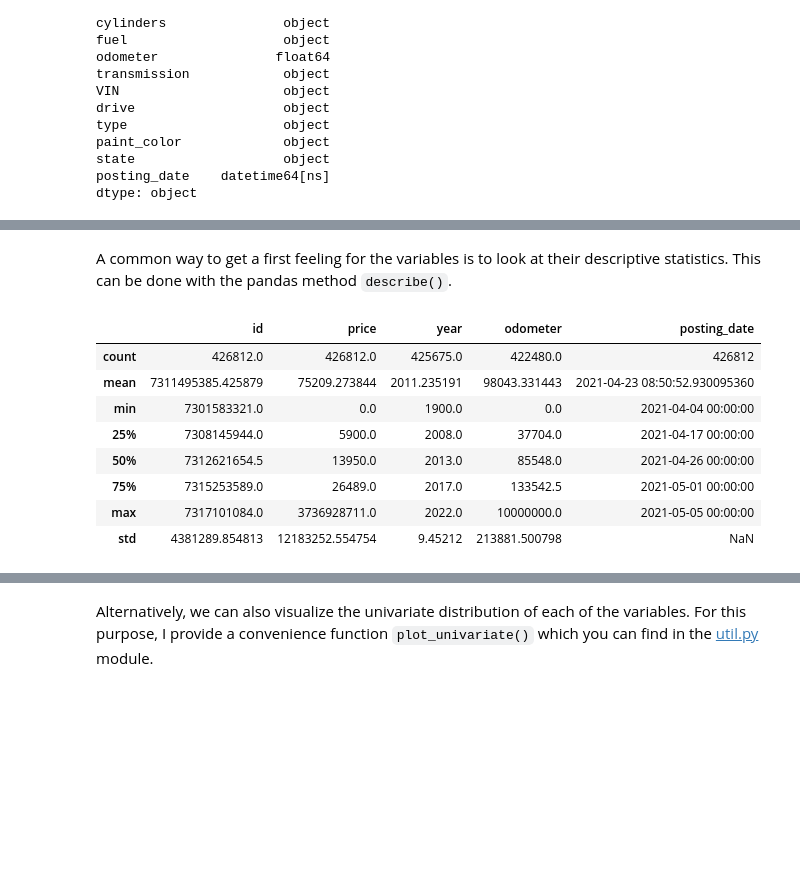
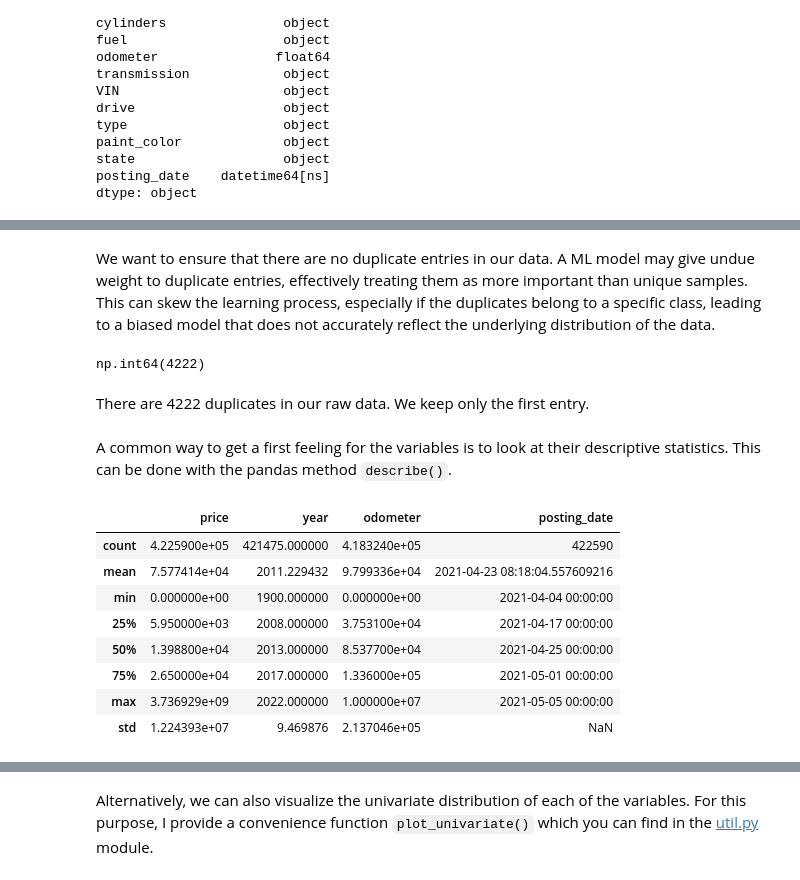
Before and after one commit to julienOlivier3/risk-analytics, a Jupyter notebook: day1_ml.ipynb, the cells around one changed output, grey strips where cells are left out. Drawn from its saved outputs; the diff is of its cells as text; code cells hidden in the pictures; blank space fills up the shorter version.

Commit message:
ML modelling decision tree

```diff
--- a/day1_ml.ipynb
+++ b/day1_ml.ipynb
@@ -153,2 +155,0 @@ Integer and Float data types seem to be correct. However, pandas has read string
-# %%
-df_uc = df_uc.convert_dtypes(convert_string=True)
@@ -176,15 +156,25 @@ dtype: object
+# %% [markdown]
+We want to ensure that there are no duplicate entries in our data. A ML model may give undue weight to duplicate entries, effectively treating them as more important than unique samples. This can skew the learning process, especially if the duplicates belong to a specific class, leading to a biased model that does not accurately reflect the underlying distribution of the data.
+# %%
+df_uc.drop(columns=['id']).duplicated().sum()
+# %% [output]
+np.int64(4222)
+# %% [markdown]
+There are 4222 duplicates in our raw data. We keep only the first entry.
+# %%
+df_uc = df_uc.drop(columns=['id']).drop_duplicates(keep='first')
 # %% [markdown]
 A common way to get a first feeling for the variables is to look at their descriptive statistics. This can be done with the pandas method `describe()`.
 # %%
-df_uc.describe(exclude=['string[python]']) # integers, floats and datetime
+df_uc.describe(exclude=['object']) # integers, floats and datetime
 # %% [output]
-|  | id | price | year | odometer | posting_date |
-| count | 426812.0 | 426812.0 | 425675.0 | 422480.0 | 426812 |
-| mean | 7311495385.425879 | 75209.273844 | 2011.235191 | 98043.331443 | 2021-04-23 08:50:52.930095360 |
-| min | 7301583321.0 | 0.0 | 1900.0 | 0.0 | 2021-04-04 00:00:00 |
-| 25% | 7308145944.0 | 5900.0 | 2008.0 | 37704.0 | 2021-04-17 00:00:00 |
-| 50% | 7312621654.5 | 13950.0 | 2013.0 | 85548.0 | 2021-04-26 00:00:00 |
-| 75% | 7315253589.0 | 26489.0 | 2017.0 | 133542.5 | 2021-05-01 00:00:00 |
-| max | 7317101084.0 | 3736928711.0 | 2022.0 | 10000000.0 | 2021-05-05 00:00:00 |
-| std | 4381289.854813 | 12183252.554754 | 9.45212 | 213881.500798 | NaN |
+|  | price | year | odometer | posting_date |
+| count | 4.225900e+05 | 421475.000000 | 4.183240e+05 | 422590 |
+| mean | 7.577414e+04 | 2011.229432 | 9.799336e+04 | 2021-04-23 08:18:04.557609216 |
+| min | 0.000000e+00 | 1900.000000 | 0.000000e+00 | 2021-04-04 00:00:00 |
+| 25% | 5.950000e+03 | 2008.000000 | 3.753100e+04 | 2021-04-17 00:00:00 |
+| 50% | 1.398800e+04 | 2013.000000 | 8.537700e+04 | 2021-04-25 00:00:00 |
+| 75% | 2.650000e+04 | 2017.000000 | 1.336000e+05 | 2021-05-01 00:00:00 |
+| max | 3.736929e+09 | 2022.000000 | 1.000000e+07 | 2021-05-05 00:00:00 |
+| std | 1.224393e+07 | 9.469876 | 2.137046e+05 | NaN |
 # %%
```
Also changed, not shown: parts of 64 cells of this notebook, 4 other files.
